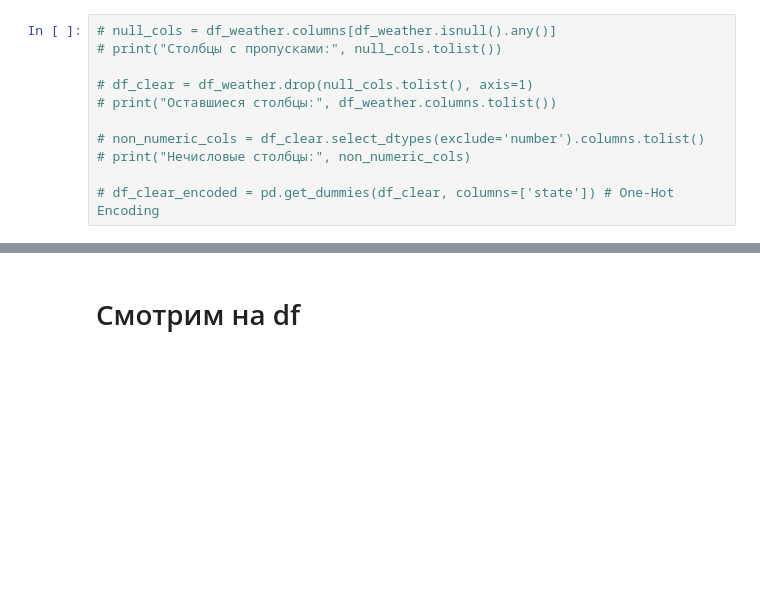
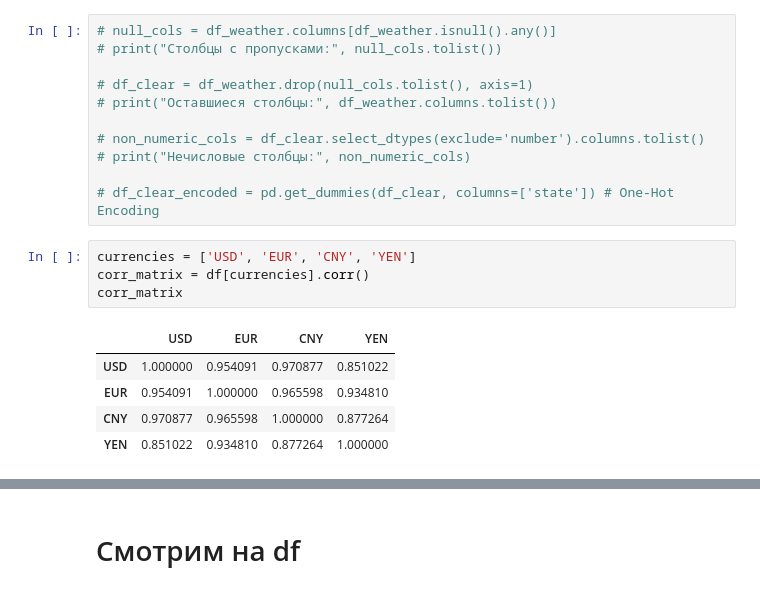
Before and after one commit to rokerius/CU_TL_Megafon_NPS, a Jupyter notebook: denis/workbook.ipynb, the cells around one changed output, grey strips where cells are left out. Saved outputs shown, nothing was run; the diff lists cells and outputs as text; blank space fills up the shorter version.

```diff
--- a/denis/workbook.ipynb
+++ b/denis/workbook.ipynb
@@ -98,6 +115,16 @@ weather data added!
 # print("Нечисловые столбцы:", non_numeric_cols)
 
 # df_clear_encoded = pd.get_dummies(df_clear, columns=['state']) # One-Hot Encoding
+# %%
+currencies = ['USD', 'EUR', 'CNY', 'YEN']
+corr_matrix = df[currencies].corr()
+corr_matrix
+# %% [output]
+|  | USD | EUR | CNY | YEN |
+| USD | 1.000000 | 0.954091 | 0.970877 | 0.851022 |
+| EUR | 0.954091 | 1.000000 | 0.965598 | 0.934810 |
+| CNY | 0.970877 | 0.965598 | 1.000000 | 0.877264 |
+| YEN | 0.851022 | 0.934810 | 0.877264 | 1.000000 |
 # %%
 corrs = df.corr()['nps'].drop('nps')
 sorted_corrs = corrs.abs().sort_values(ascending=False)
```
Also changed, not shown: parts of 5 cells of this notebook.
